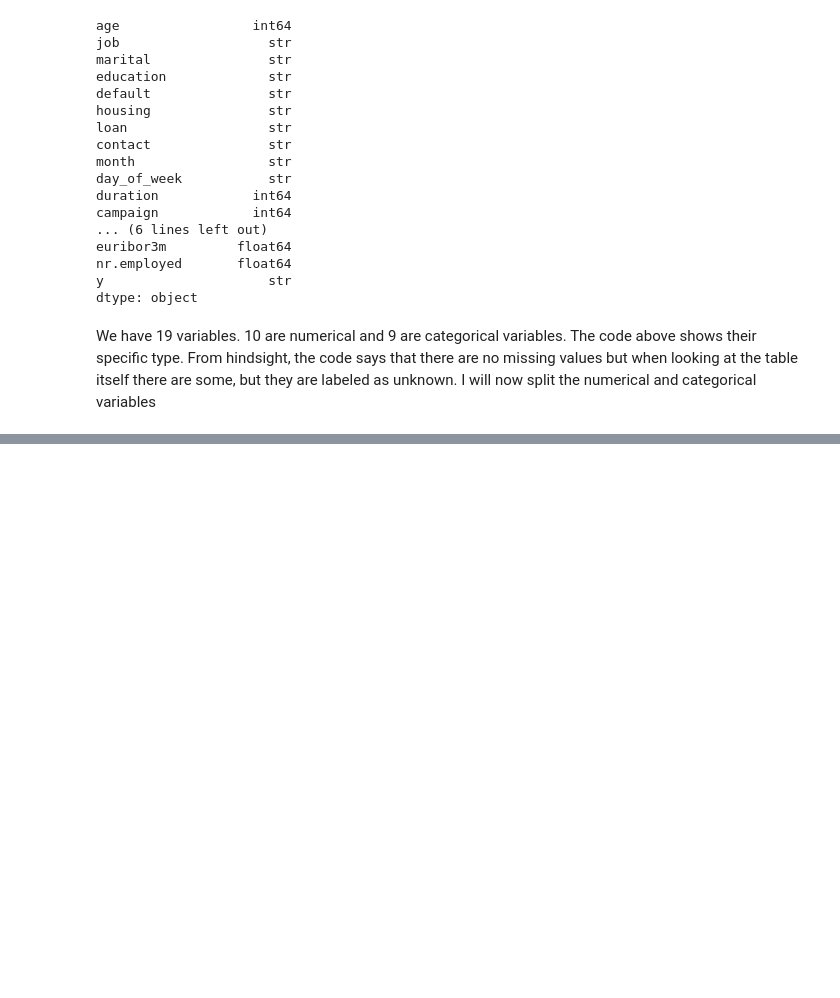
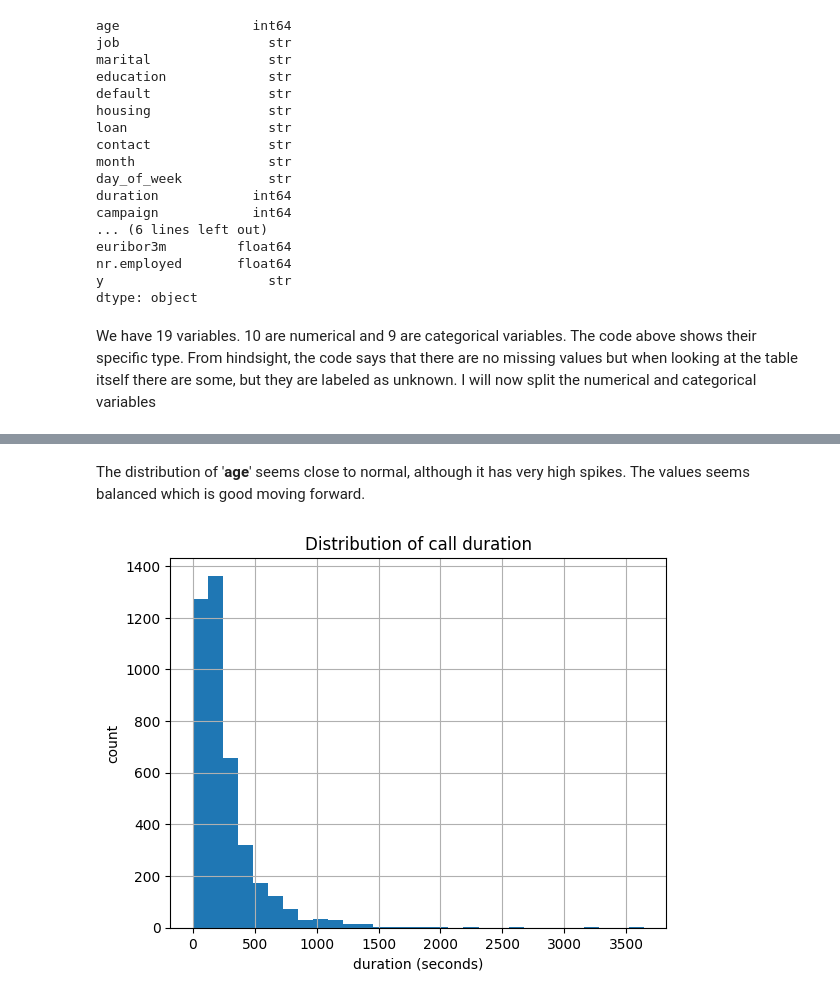
Before and after one commit to SantiLandinezUni/ML-fundamentals-2026, a Jupyter notebook: assignment_1_santiago_landinez.ipynb, the cells around one changed output, grey strips where cells are left out. Saved outputs shown, nothing was run; the diff lists cells and outputs as text; code cells hidden in the pictures; blank space fills up the shorter version.

```diff
--- a/assignment_1_santiago_landinez.ipynb
+++ b/assignment_1_santiago_landinez.ipynb
@@ -106,0 +178,10 @@ categorical_vars = X.select_dtypes(include = "category", exclude = "number")
+# %% [markdown]
+The distribution of '**age**' seems close to normal, although it has very high spikes. The values seems balanced which is good moving forward.
+# %%
+df["duration"].hist(bins=30)
+plt.title("Distribution of call duration")
+plt.xlabel("duration (seconds)")
+plt.ylabel("count")
+plt.show()
+# %% [output]
+[figure, added]
```
Also changed, not shown: parts of 57 cells of this notebook.
